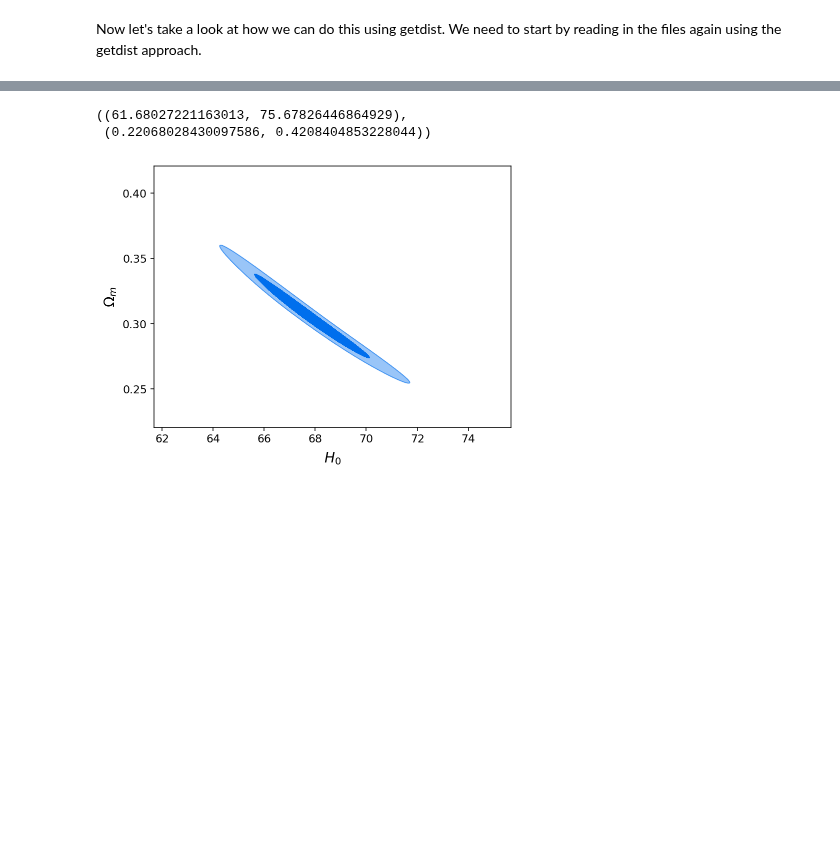
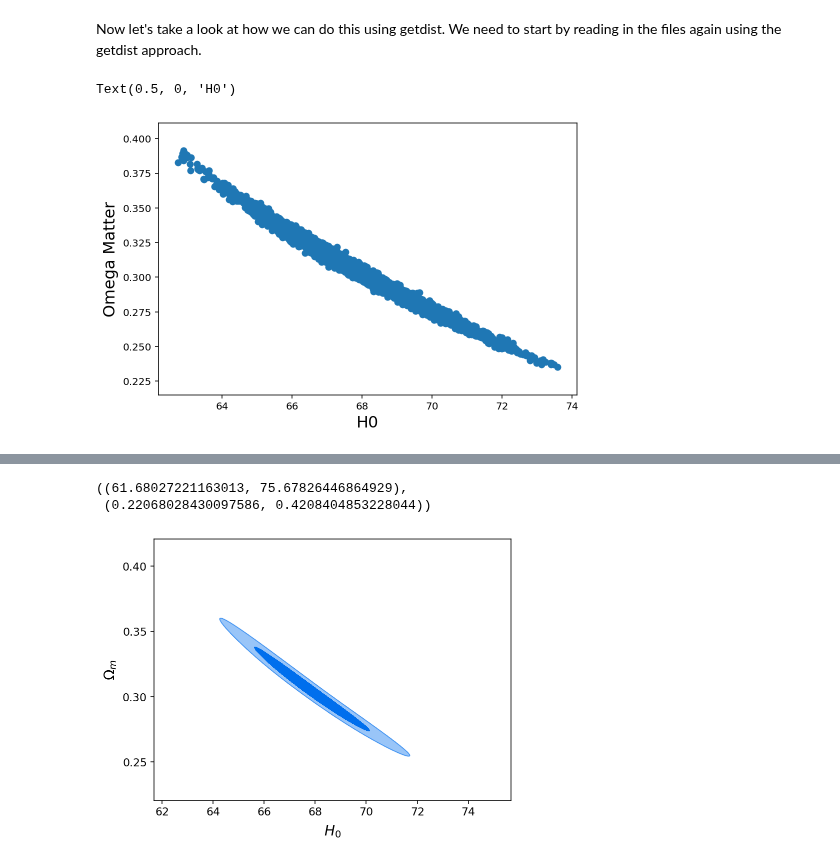
Before and after one commit to ACTCollaboration/DR4_DR5_Notebooks, a Jupyter notebook: Notebooks/Section_10_ACT_likelihood.ipynb, the cells around one changed output, grey strips where cells are left out. Cells and saved outputs as stored; diff of their text form; code cells hidden in the pictures; blank space fills up the shorter version.

```diff
--- a/Notebooks/Section_10_ACT_likelihood.ipynb
+++ b/Notebooks/Section_10_ACT_likelihood.ipynb
@@ -236,2 +230,16 @@ Text(0.5, 0, 'H0')
 # %% [markdown]
 Now let's take a look at how we can do this using getdist.  We need to start by reading in the files again using the getdist approach.
+# %%
+# Now let's try a 2D example adding in Omega Matter
+
+# It's worth noting that since the first two columns of the chains are iteration and likelihood we add +2
+# to the column number shown above when calling the columns in our scatter plot (i.e. we want H0 which is the
+# 7th parameter above so we plot chain[:, 9]) to get H0
+
+plt.figure(figsize = (7.5, 5))
+plt.scatter(chain[:,9], chain[:,11])
+plt.ylabel("Omega Matter", fontsize = 16)
+plt.xlabel("H0", fontsize = 16)
+# %% [output]
+Text(0.5, 0, 'H0')
+[figure, added]
```
Also changed, not shown: parts of 10 cells of this notebook, 1 other file.
